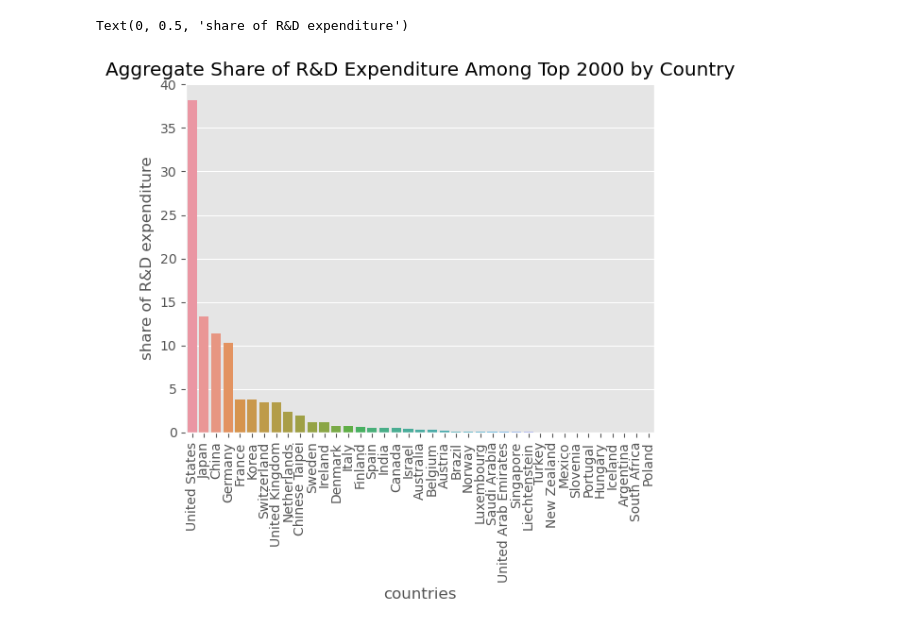
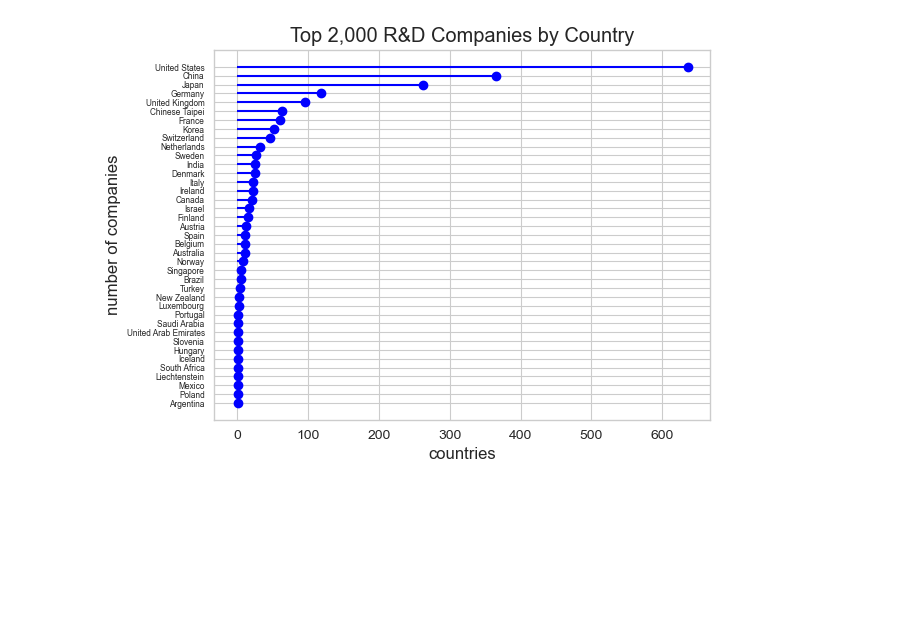
Before and after one commit to bassoonelephant/ip-productivity, a Jupyter notebook: ip_workbench.ipynb, the cells around one changed output. Cells and saved outputs as stored; diff of their text form; code cells hidden in the pictures; blank space fills up the shorter version.

```diff
--- a/ip_workbench.ipynb
+++ b/ip_workbench.ipynb
@@ -128,14 +150,21 @@ Text(0, 0.5, 'number of companies')
-# %%
-# (b) Which countries have the highest R&D expenditure share if we sum the companies in the Top 2000 R&D ranks?
-
-sns.barplot(x = 'hq_country',
-            y = 'rd_share',
-            data = country_analysis,
-            order = country_analysis.sort_values('rd_share', ascending = False).hq_country)
-plt.xticks(rotation=90)
-plt.title('Aggregate Share of R&D Expenditure Among Top 2000 by Country')
-plt.xlabel('countries')
-plt.ylabel('share of R&D expenditure')
-# %% [output]
-Text(0, 0.5, 'share of R&D expenditure')
-[figure, removed]
+# %%
+# Lollipop plot
+
+# Reorder by number of companies
+ordered_df = country_analysis.sort_values(by='num_cos', ascending = True)
+my_range = range(1,len(country_analysis.index)+1)
+
+# Plot data
+plt.hlines(y = my_range, xmin = 0, xmax = ordered_df['num_cos'], color = 'blue')
+plt.plot(ordered_df['num_cos'], my_range, "o", color = 'blue')
+
+# Add text
+plt.yticks(my_range, ordered_df['hq_country'], fontsize=6)
+plt.title('Top 2,000 R&D Companies by Country')
+plt.xlabel('countries')
+plt.ylabel('number of companies')
+
+# Show graph
+plt.show()
+# %% [output]
+[figure, added]
```
Also changed, not shown: parts of 44 cells of this notebook.
